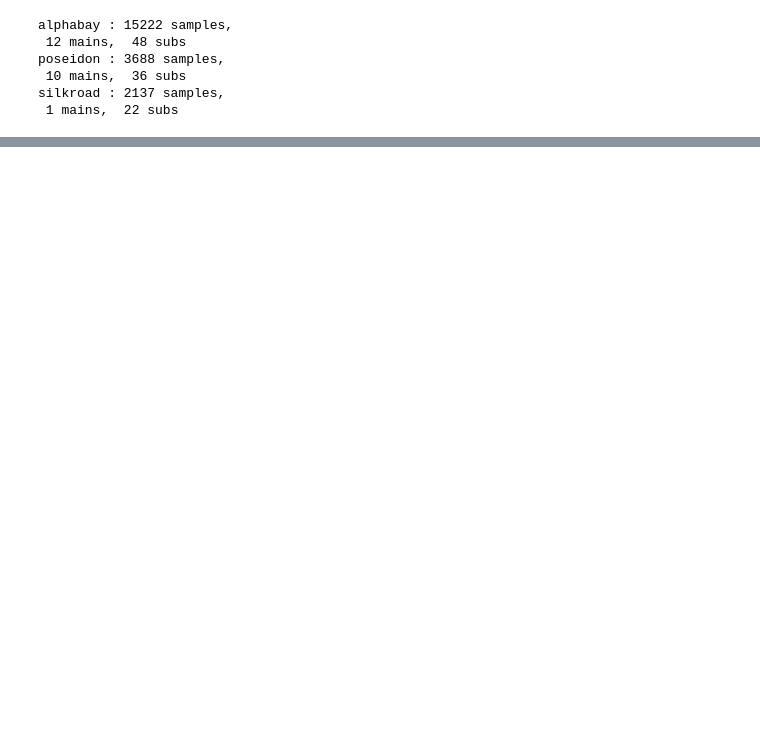
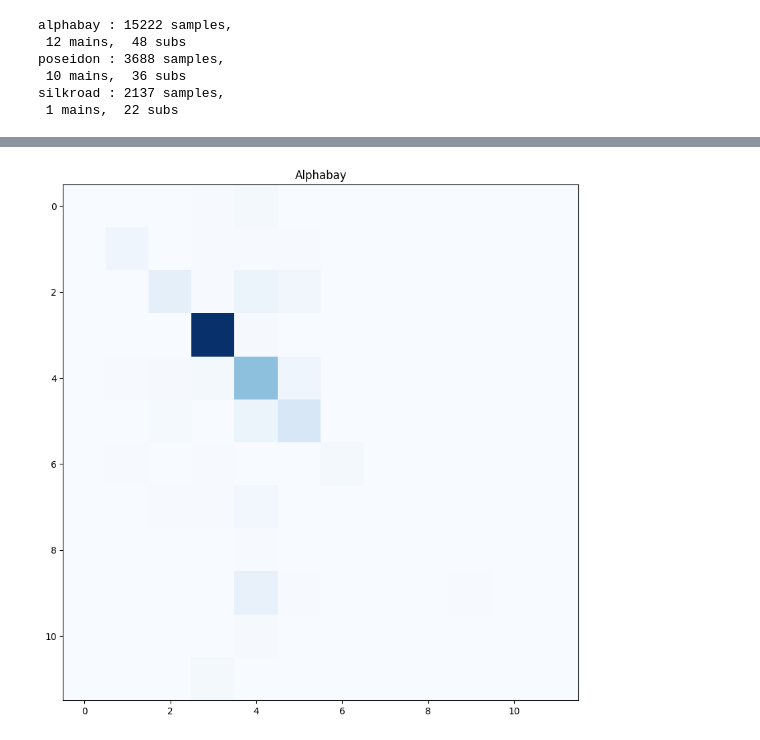
Before and after one commit to hampusadamsson/darknet_market_analyzis, a Jupyter notebook: dataset_ml.ipynb, the cells around one changed output, grey strips where cells are left out. Drawn from its saved outputs; the diff is of its cells as text; code cells hidden in the pictures; blank space fills up the shorter version.

```diff
--- a/dataset_ml.ipynb
+++ b/dataset_ml.ipynb
@@ -68,7 +71,7 @@ silkroad : 2137 samples,
 
 
 def red_dim(inp, dim_out, domain_bypass=False, norm=False):
-    master_ = 3000
+    master_ = 70
     for name in os.listdir("data/meta/dim_reduce"):
 
         if domain_bypass:
@@ -165,0 +566,12 @@ class LemmaTokenizer(object):
+# %%
+#
+# Make same domain etc.
+#
+if len(set(category["poseidon"])) != len(set(category["alphabay"])):
+    description["poseidon"].append('Services sad sd')
+    description["poseidon"].append('Jewels&Gold sad sd')
+    category["poseidon"].append('Services')
+    category["poseidon"].append('Jewels&Gold')
+
+pprint(len(set(category["poseidon"])))
+pprint(len(set(category["alphabay"])))
@@ -613,5 +619,5 @@ pprint(len(set(category["alphabay"])))
 # %%
-domain = "poseidon"
+domain = "alphabay"
 problem = category[domain]
 input_data = tfidf(description[domain])
 problem_numeric = [sorted(list(set(category[domain]))).index(x) for x in problem]
@@ -623,0 +630,71 @@ Features: 250000
+# %%
+inp_ = input_data[::1]
+tar_ = problem_numeric[::1]
+
+inp_ , pca = red_dim(inp_, 100)
+
+
+X_train, X_test, y_train, y_test = train_test_split(inp_, tar_, test_size=0.25, random_state=1)
+
+# cl = SGDClassifier(random_state=1)
+# cl = SVC()
+cl = SVC(C=0.01, decision_function_shape='ovo', gamma=1, kernel='linear')
+
+cl.fit(X_train, y_train)
+
+y_pred = cl.predict(X_test)
+print(f1_score(y_test, y_pred, average='weighted'))
+
+print("Accuracy:", cl.score(X_test, y_test))
+
+cm = confusion_matrix(y_test, y_pred)
+print(cm)
+
+#
+# - - -
+#
+
+fig = plt.figure()
+ax = fig.add_subplot(111)
+fig.set_size_inches(10, 10)
+
+cmap = plt.cm.Blues
+plt.title(domain.capitalize())
+plt.imshow(cm, interpolation='nearest', cmap=cmap, vmin=0., vmax=cm.max())
+
+
+# eval_clf(tmp)
+# plot_confusion_matrix(cl, normalize=True)
+
+sam_we = [1] * X_train.shape[0]
+ws = Counter(y_train)
+for i, x in enumerate(y_train):
+    sam_we[i] = (1./(sqrt(ws.get(x))*.75))
+
+cl.fit(X_train, y_train, sample_weight = sam_we)
+
+y_pred = cl.predict(X_test)
+print(f1_score(y_test, y_pred, average='weighted'))
+
+
+print("Accuracy:", cl.score(X_test, y_test))
+
+cm = confusion_matrix(y_test, y_pred)
+print(cm)
+
+#
+# - - -
+#
+
+fig = plt.figure()
+ax = fig.add_subplot(111)
+fig.set_size_inches(10, 10)
+
+cmap = plt.cm.Blues
+plt.title(domain.capitalize())
+plt.imshow(cm, interpolation='nearest', cmap=cmap, vmin=0., vmax=cm.max())
+
+
+# eval_clf(tmp)
+# plot_confusion_matrix(cl, normalize=True)
+# %% [output]
@@ -623,0 +720 @@ Features: 250000
+[figure, added]
```
Also changed, not shown: parts of 31 cells of this notebook.
